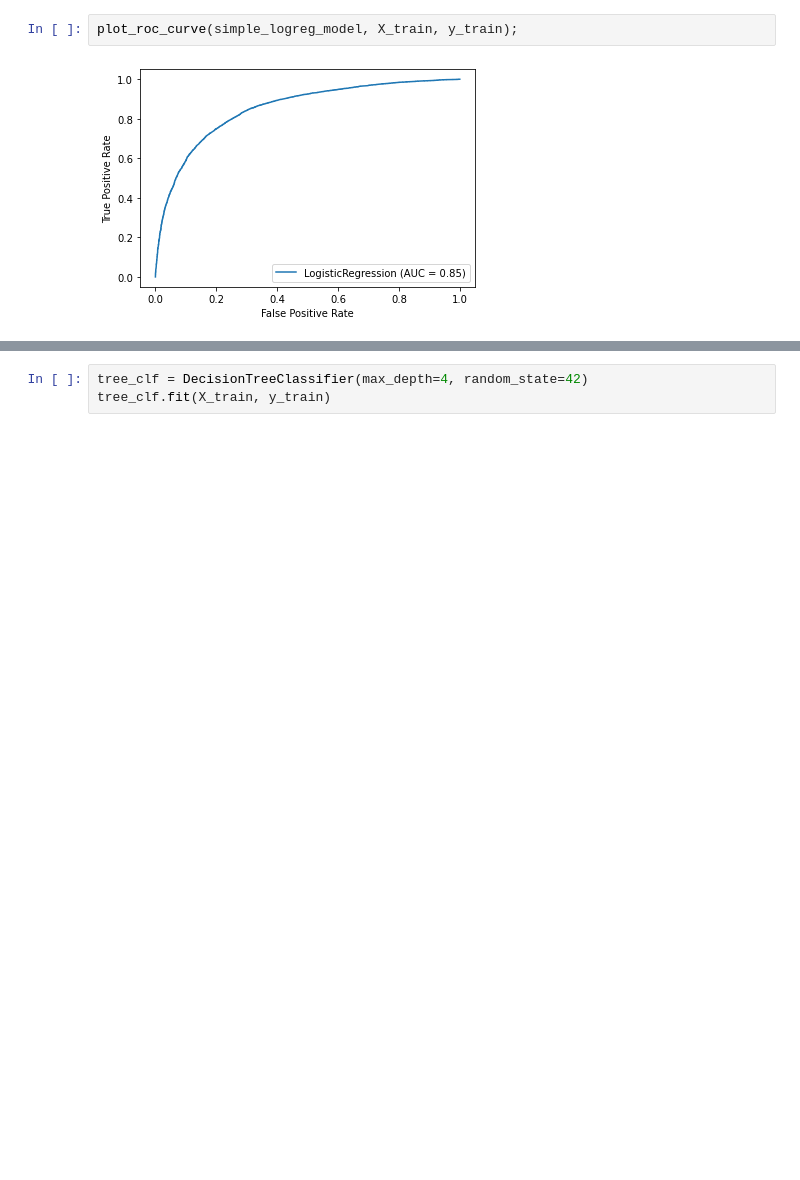
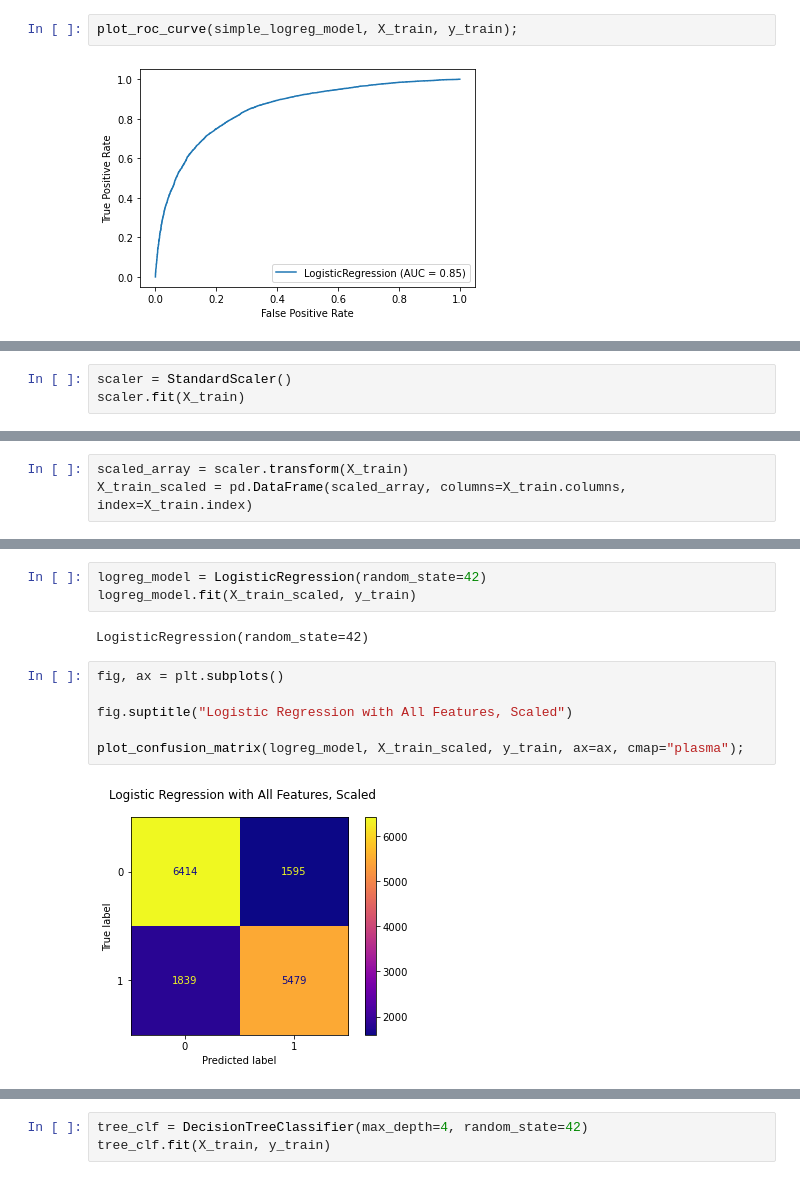
Before and after one commit to likej82/Probability-of-Receiving-Seasonal-Flu-Vaccination-Based-Off-Demographic, a Jupyter notebook: Wesnotebook.ipynb, the cells around one changed output, grey strips where cells are left out. Saved outputs shown, nothing was run; the diff lists cells and outputs as text; blank space fills up the shorter version.

Commit message:
added scaled and solver models

```diff
--- a/Wesnotebook.ipynb
+++ b/Wesnotebook.ipynb
@@ -1360,0 +1337,3 @@ Name: 21946, dtype: float64
+# %%
+scaler = StandardScaler()
+scaler.fit(X_train)
@@ -1360,0 +1342,3 @@ Name: 21946, dtype: float64
+# %%
+scaled_array = scaler.transform(X_train)
+X_train_scaled = pd.DataFrame(scaled_array, columns=X_train.columns, index=X_train.index)
@@ -1360,0 +1367,13 @@ Name: 21946, dtype: float64
+# %%
+logreg_model = LogisticRegression(random_state=42)
+logreg_model.fit(X_train_scaled, y_train)
+# %% [output]
+LogisticRegression(random_state=42)
+# %%
+fig, ax = plt.subplots()
+
+fig.suptitle("Logistic Regression with All Features, Scaled")
+
+plot_confusion_matrix(logreg_model, X_train_scaled, y_train, ax=ax, cmap="plasma");
+# %% [output]
+[figure, added]
```
Also changed, not shown: parts of 13 cells of this notebook.
